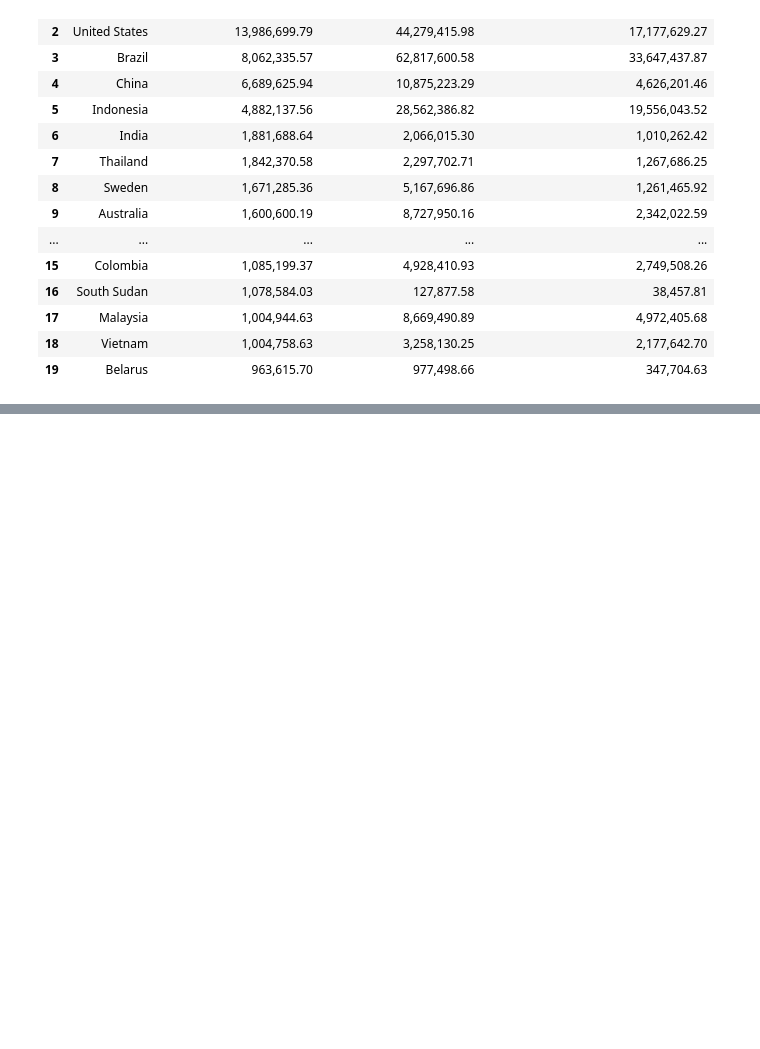
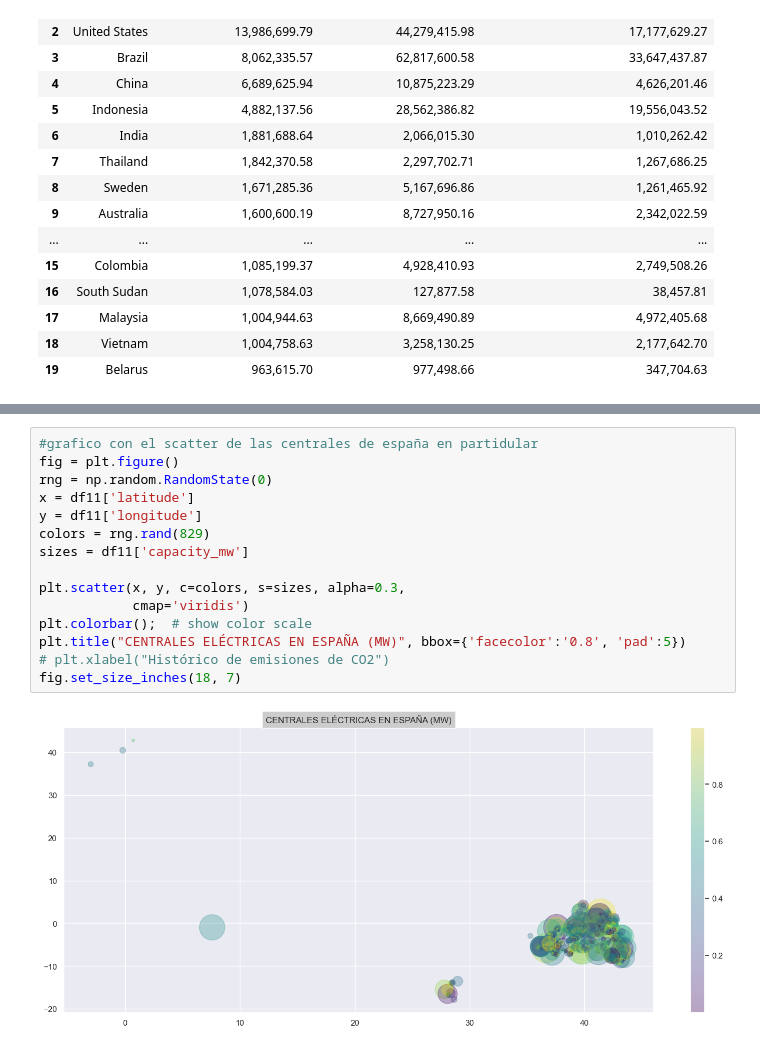
Before and after one commit to Wallace-80/ALT, a Jupyter notebook: 2-Data Analysis/Proyecto-EDA/Alberto_Lazaro_1_Definicion_EDA.ipynb, the cells around one changed output, grey strips where cells are left out. Cells and saved outputs as stored; diff of their text form; blank space fills up the shorter version.

```diff
--- a/2-Data Analysis/Proyecto-EDA/Alberto_Lazaro_1_Definicion_EDA.ipynb
+++ b/2-Data Analysis/Proyecto-EDA/Alberto_Lazaro_1_Definicion_EDA.ipynb
@@ -623,3 +623,20 @@ df_7
 | 12 | Finland | 1,357,021.84 | 4,123,755.75 | 868,506.99 |
 | 19 | Belarus | 963,615.70 | 977,498.66 | 347,704.63 |
 | 16 | South Sudan | 1,078,584.03 | 127,877.58 | 38,457.81 |
+# %%
+#grafico con el scatter de las centrales de españa en partidular
+fig = plt.figure()
+rng = np.random.RandomState(0)
+x = df11['latitude']
+y = df11['longitude']
+colors = rng.rand(829)
+sizes = df11['capacity_mw']
+
+plt.scatter(x, y, c=colors, s=sizes, alpha=0.3,
+            cmap='viridis')
+plt.colorbar();  # show color scale
+plt.title("CENTRALES ELÉCTRICAS EN ESPAÑA (MW)", bbox={'facecolor':'0.8', 'pad':5})
+# plt.xlabel("Histórico de emisiones de CO2")
+fig.set_size_inches(18, 7)
+# %% [output]
+[figure, added]
```
Also changed, not shown: parts of 4 cells of this notebook.
